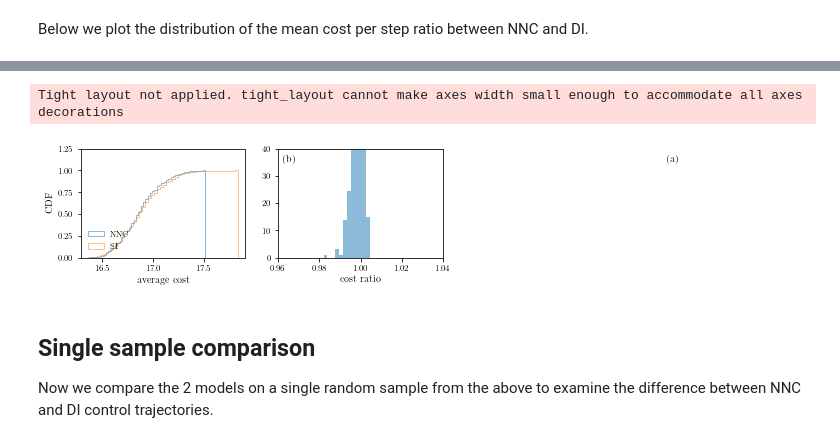
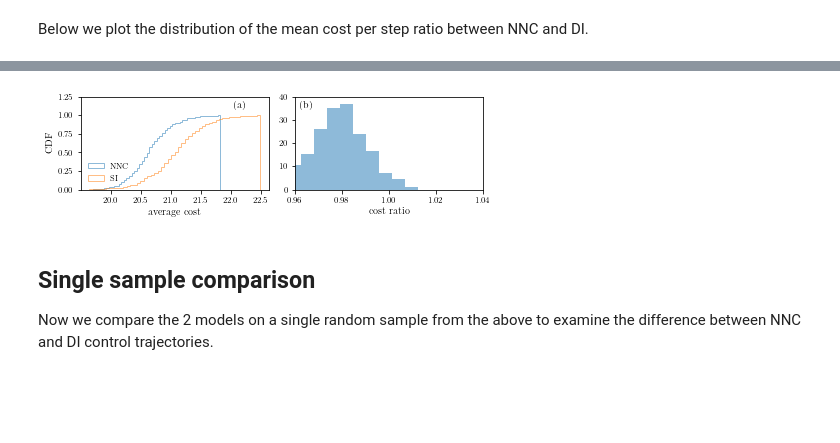
Before and after one commit to kushal-10/inventory-dynamics, a Jupyter notebook: notebooks/direct_learning_dual_nnc.ipynb, the cells around one changed output, grey strips where cells are left out. Drawn from its saved outputs; the diff is of its cells as text; code cells hidden in the pictures; blank space fills up the shorter version.

```diff
--- a/notebooks/direct_learning_dual_nnc.ipynb
+++ b/notebooks/direct_learning_dual_nnc.ipynb
@@ -52,7 +55,7 @@ Here we initialize an NNC model and set  its hyperparameters for training.
 # %%
 ### One can experiment with different layer architectures and activations per layer
 nnc_hyperparameters = dict(
-    n_hidden_units = [64,32,16,8,4]
+    n_hidden_units = [128,64,32,16,8,4]
 )
 
 ### We use celu non-linearities for the input layer, hidden layers, and output layer
@@ -198,7 +201,7 @@ The above learning curve can be used to monitor learning.
 # %% [markdown]
 After successful fine tuning we load the best performing model during training.
 # %%
-best_model_load = torch.load('nnc_best_model_direct_learning_52421.pt', map_location='cpu')
+best_model_load = torch.load('nnc_best_model_direct_052521_2.pt', map_location='cpu')
 #print(best_model_load)
 fcc.load_state_dict(best_model_load)
 #fcc.load_state_dict(best_model[0])
@@ -234,10 +232,10 @@ tensor([4.])
 First, we generate new dual-index samples.
 These will be used to compare performance on unseen samples for NNC.
 # %%
-sourcing_parameters = dict(ce=5,
+sourcing_parameters = dict(ce=20,
                            cr=0,
                            le=0,
-                           lr=4,
+                           lr=2,
                            h=5,
                            b=495,
                            T=1000,
@@ -319,7 +317,7 @@ cost_ratios = []
 cost_nn = []
 cost_cdi = []
 
-samples = 500
+samples = 10
 for i in range(samples):
     print("%d/%d samples completed"%(i,samples))
     nn_inv, nn_qr, nn_qe, nn_ci, nn_mean_cost = evaluate_nnc_on_sample(state_trajectories,
@@ -399,36 +391,35 @@ fig_width_pt = 469    # Get this from LaTeX using \showthe\columnwidth
 golden_mean = (np.sqrt(5.) - 1.) / 2.  # Aesthetic ratio
 ratio = golden_mean
 inches_per_pt = 1. / 72.27  # Convert pt to inches
 fig_width = fig_width_pt * inches_per_pt  # width in inches
 fig_height = fig_width*ratio  # height in inches
 fig_size = [fig_width, 0.5*fig_height]
 rcParams.update({'figure.figsize': fig_size})
 
-np.savetxt("nnc_cdi_samples_lr=4_ce=5.dat",np.c_[cost_nn,cost_cdi])
+np.savetxt("nnc_cdi_samples_lr=4_ce=10_2.dat",np.c_[cost_nn,cost_cdi])
 
 fig, ax = plt.subplots(ncols=2)
 ax[0].text(0.02*(24-22)+22,0.88*1.25,r"(a)")
 ax[0].hist(cost_nn,alpha=0.5,bins=50,density=True,label=r"NNC",histtype='step',cumulative=True)
 ax[0].hist(cost_cdi,alpha=0.5,bins=50,density=True,label=r"SI",histtype='step',cumulative=True)
 #ax[0].set_xlim(22,24)
 ax[0].set_ylim(0,1.25)
 ax[0].set_xlabel(r"average cost")
 ax[0].set_ylabel(r"CDF")
 ax[0].legend(loc=3,fontsize=8,frameon=False)
 
 ax[1].text(0.02*(1.04-0.96)+0.96,0.88*40,r"(b)")
 ax[1].hist(cost_ratios,bins=12,alpha=0.5,density=True)
 ax[1].set_xlim(0.96,1.04)
 ax[1].set_ylim(0,40)
 ax[1].set_xlabel(r"cost ratio")
 
 plt.tight_layout()
 plt.margins(0,0)
 plt.savefig("cost_comparison_capped_dual_index.png", dpi = 300, bbox_inches = 'tight', pad_inches = 0.05)
 plt.show()
 # %% [output]
-Tight layout not applied. tight_layout cannot make axes width small enough to accommodate all axes decorations
-[figure, old version]
+[figure, new version]
 # %% [markdown]
 ## Single sample comparison
 Now we compare the 2 models on a single random sample from the above to examine the difference between NNC and DI control trajectories.
```
Also changed, not shown: parts of 12 cells of this notebook, 52 other files.
